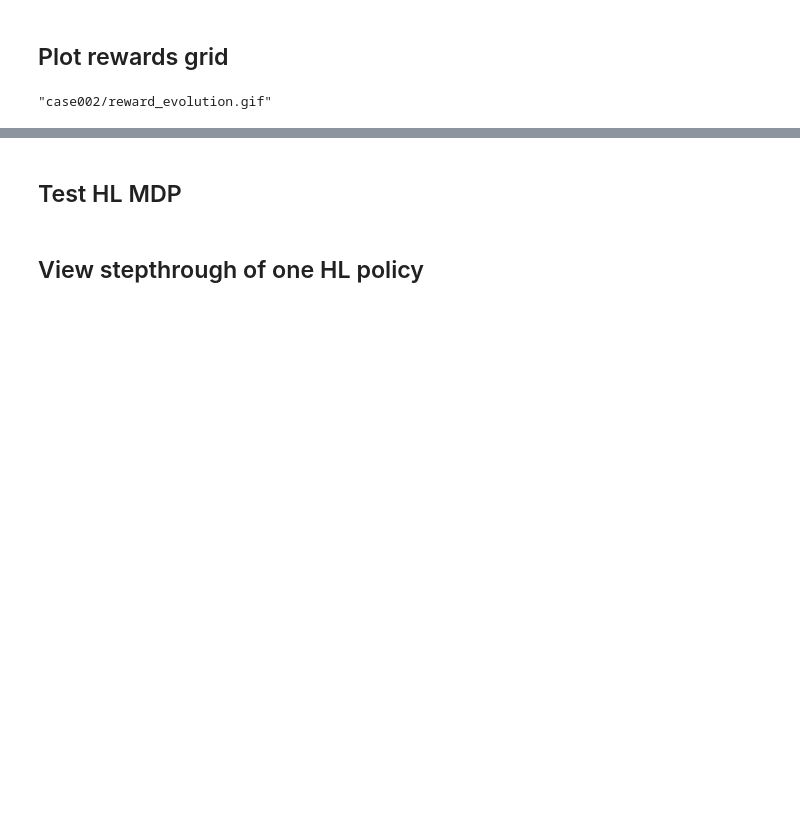
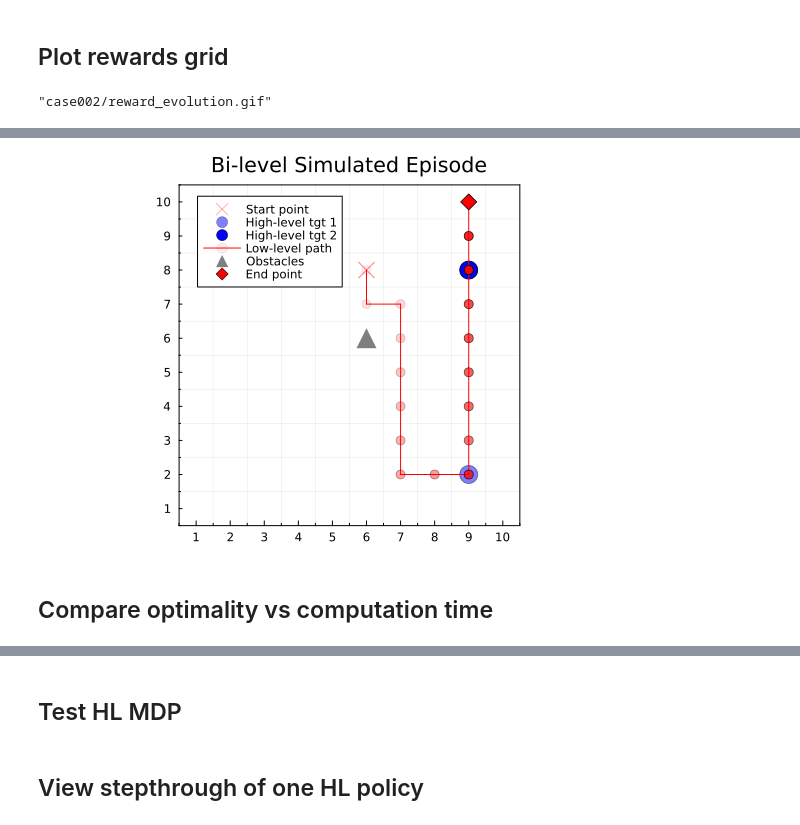
Before and after one commit to somritabanerjee/BiMDPs.jl, a Jupyter notebook: notebooks/RoverWorld-BiLevel.ipynb, the cells around one changed output, grey strips where cells are left out. Drawn from its saved outputs; the diff is of its cells as text; code cells hidden in the pictures; blank space fills up the shorter version.

```diff
--- a/notebooks/RoverWorld-BiLevel.ipynb
+++ b/notebooks/RoverWorld-BiLevel.ipynb
@@ -85,0 +56,6 @@ LL: in state BiMDPs.LLRoverWorld.LLState(5, 1, 9), taking action UP, received re
+# %%
+BiMDPs.plot_bilevel_simulated_episode(rgw, sar_history, dir=dir)
+# %% [output]
+[figure, added]
+# %% [markdown]
+## Compare optimality vs computation time
```
Also changed, not shown: parts of 20 cells of this notebook, 5 other files.
